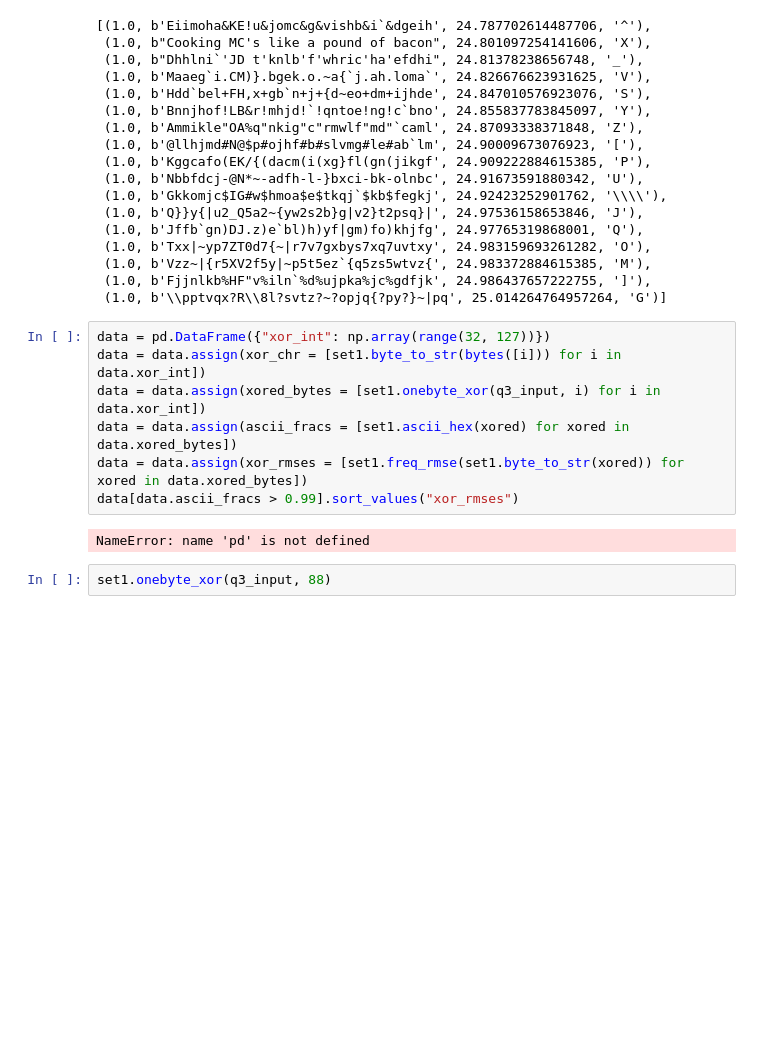
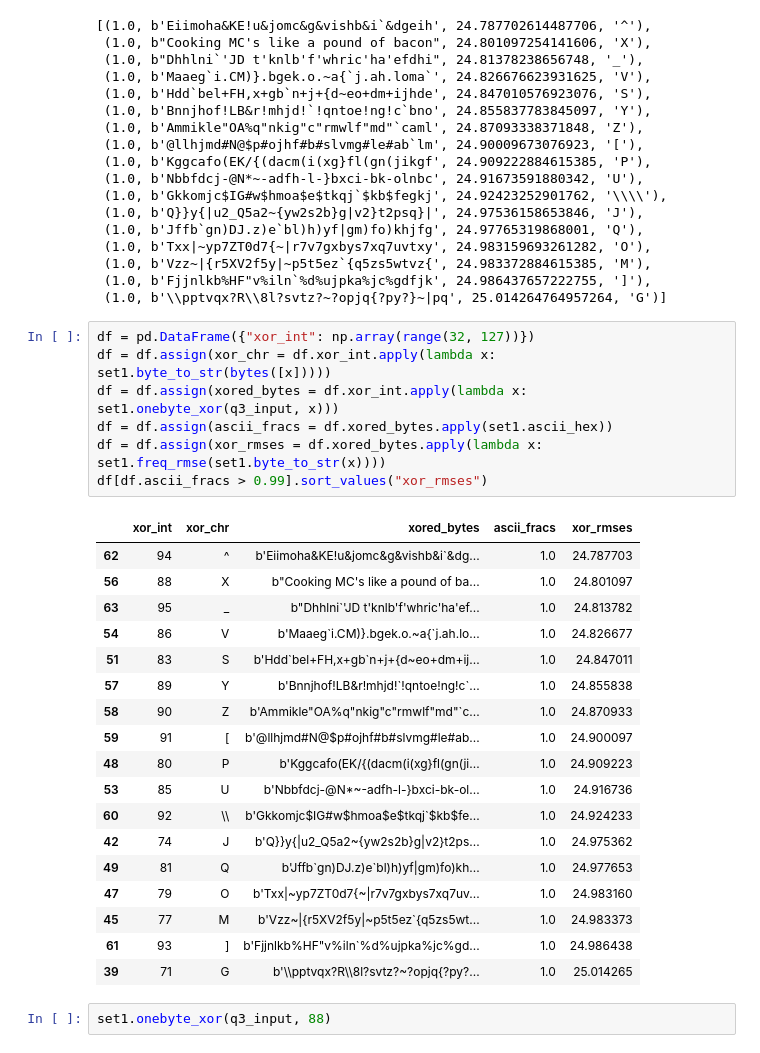
Before and after one commit to Zedseayou/cryptopals, a Jupyter notebook: cryptopals.ipynb, the cells around one changed output. Saved outputs shown, nothing was run; the diff lists cells and outputs as text; blank space fills up the shorter version.

Commit message:
Convert pandas methods to apply syntax

```diff
--- a/cryptopals.ipynb
+++ b/cryptopals.ipynb
@@ -108,14 +108,31 @@ pprint.pprint(sorted(ascii_only, key= lambda x: x[2]))
  (1.0, b'Fjjnlkb%HF"v%iln`%d%ujpka%jc%gdfjk', 24.986437657222755, ']'),
  (1.0, b'\\pptvqx?R\\8l?svtz?~?opjq{?py?}~|pq', 25.014264764957264, 'G')]
 # %%
-data = pd.DataFrame({"xor_int": np.array(range(32, 127))})
-data = data.assign(xor_chr = [set1.byte_to_str(bytes([i])) for i in data.xor_int])
-data = data.assign(xored_bytes = [set1.onebyte_xor(q3_input, i) for i in data.xor_int])
-data = data.assign(ascii_fracs = [set1.ascii_hex(xored) for xored in data.xored_bytes])
-data = data.assign(xor_rmses = [set1.freq_rmse(set1.byte_to_str(xored)) for xored in data.xored_bytes])
-data[data.ascii_fracs > 0.99].sort_values("xor_rmses")
+df = pd.DataFrame({"xor_int": np.array(range(32, 127))})
+df = df.assign(xor_chr = df.xor_int.apply(lambda x: set1.byte_to_str(bytes([x]))))
+df = df.assign(xored_bytes = df.xor_int.apply(lambda x: set1.onebyte_xor(q3_input, x)))
+df = df.assign(ascii_fracs = df.xored_bytes.apply(set1.ascii_hex))
+df = df.assign(xor_rmses = df.xored_bytes.apply(lambda x: set1.freq_rmse(set1.byte_to_str(x))))
+df[df.ascii_fracs > 0.99].sort_values("xor_rmses")
 # %% [output]
-NameError: name 'pd' is not defined
+|  | xor_int | xor_chr | xored_bytes | ascii_fracs | xor_rmses |
+| 62 | 94 | ^ | b'Eiimoha&KE!u&jomc&g&vishb&i`&dg... | 1.0 | 24.787703 |
+| 56 | 88 | X | b"Cooking MC's like a pound of ba... | 1.0 | 24.801097 |
+| 63 | 95 | _ | b"Dhhlni`'JD t'knlb'f'whric'ha'ef... | 1.0 | 24.813782 |
+| 54 | 86 | V | b'Maaeg`i.CM)}.bgek.o.~a{`j.ah.lo... | 1.0 | 24.826677 |
+| 51 | 83 | S | b'Hdd`bel+FH,x+gb`n+j+{d~eo+dm+ij... | 1.0 | 24.847011 |
+| 57 | 89 | Y | b'Bnnjhof!LB&r!mhjd!`!qntoe!ng!c`... | 1.0 | 24.855838 |
+| 58 | 90 | Z | b'Ammikle"OA%q"nkig"c"rmwlf"md"`c... | 1.0 | 24.870933 |
+| 59 | 91 | [ | b'@llhjmd#N@$p#ojhf#b#slvmg#le#ab... | 1.0 | 24.900097 |
+| 48 | 80 | P | b'Kggcafo(EK/{(dacm(i(xg}fl(gn(ji... | 1.0 | 24.909223 |
+| 53 | 85 | U | b'Nbbfdcj-@N*~-adfh-l-}bxci-bk-ol... | 1.0 | 24.916736 |
+| 60 | 92 | \\ | b'Gkkomjc$IG#w$hmoa$e$tkqj`$kb$fe... | 1.0 | 24.924233 |
+| 42 | 74 | J | b'Q}}y{|u2_Q5a2~{yw2s2b}g|v2}t2ps... | 1.0 | 24.975362 |
+| 49 | 81 | Q | b'Jffb`gn)DJ.z)e`bl)h)yf|gm)fo)kh... | 1.0 | 24.977653 |
+| 47 | 79 | O | b'Txx|~yp7ZT0d7{~|r7v7gxbys7xq7uv... | 1.0 | 24.983160 |
+| 45 | 77 | M | b'Vzz~|{r5XV2f5y|~p5t5ez`{q5zs5wt... | 1.0 | 24.983373 |
+| 61 | 93 | ] | b'Fjjnlkb%HF"v%iln`%d%ujpka%jc%gd... | 1.0 | 24.986438 |
+| 39 | 71 | G | b'\\pptvqx?R\\8l?svtz?~?opjq{?py?... | 1.0 | 25.014265 |
 # %%
 set1.onebyte_xor(q3_input, 88)
 # %% [output]
```
Also changed, not shown: parts of 1 cell of this notebook.
